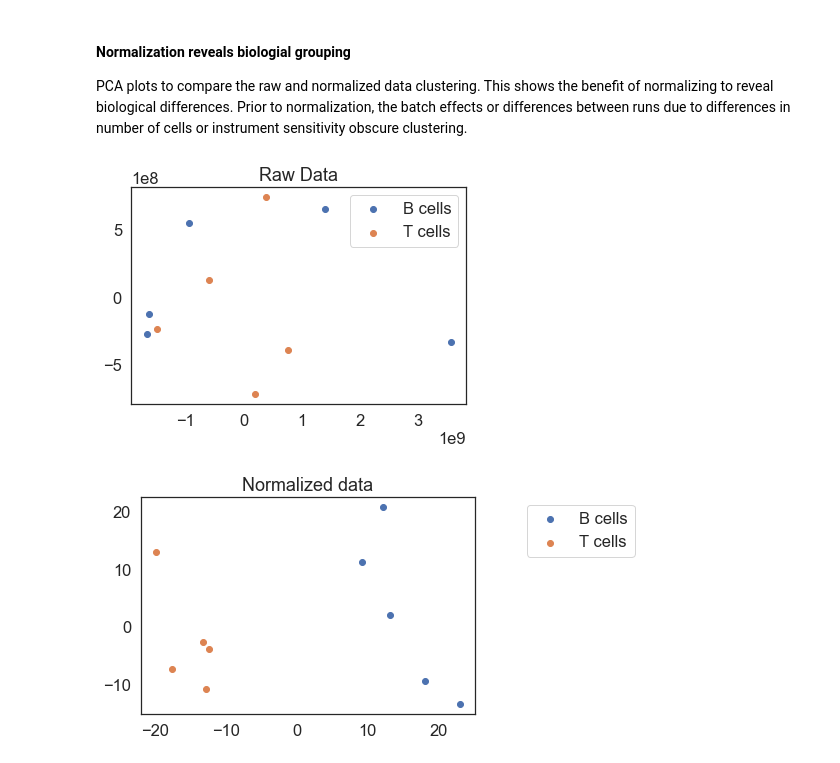
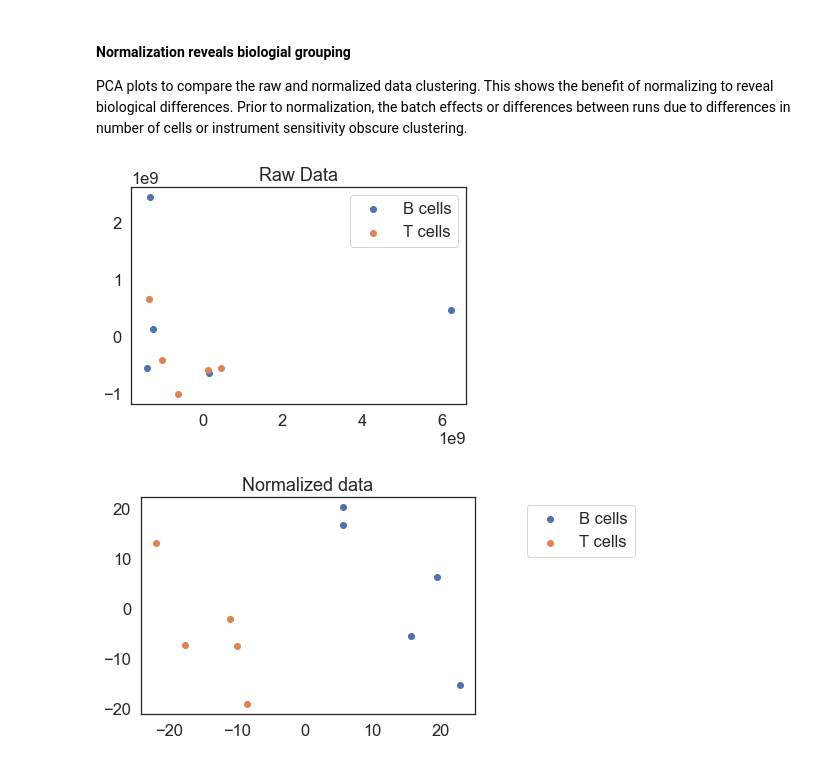
Before and after one commit to PayneLab/Lymphocytes1, a Jupyter notebook: Normalization.ipynb, the cells around one changed output. Cells and saved outputs as stored; diff of their text form; code cells hidden in the pictures.

Commit message:
Updates with FragPipe data

```diff
--- a/Normalization.ipynb
+++ b/Normalization.ipynb
@@ -5,7 +5,7 @@ The data used in this notebook is lymphocyte data for one patient's B cells and
 First, we import our loader module. This brings the functions defined there (in our repository at ~/load_data.py) into scope so we can use them in this script. Then we can load our data and store it as <code>data_raw</code>.
 # %%
 import load_data
-data_raw = load_data.load_max_quant()
+data_raw = load_data.load_FragPipe()
 # %%
 import matplotlib.pyplot as plt
 import seaborn as sns
@@ -85,35 +85,38 @@ PCA plots to compare the raw and normalized data clustering. This shows the bene
 # %%
 from sklearn.decomposition import PCA
 import matplotlib.pyplot as plt
 import math
+from numpy import isnan
 
 import numpy as np
 import pandas as pd
 sns.set_style("white")
 
 
 pca = PCA(n_components=5)
 
 alist=data_raw.values.flatten()
+alist= [a for a in alist if not isnan(a)]
 nan_appoximate = float(alist[math.ceil(float(len(alist))*.01)])
 pca_result = pca.fit_transform(np.nan_to_num(data_raw.transpose(), nan=nan_appoximate))
 
 cell_types = ["1_B","1_T"] #Cell types; these strings are in the sample names of those types
 samples=np.array(data_raw.columns.values)
 
 for cell_type in cell_types:
     cells_of_type = list(i for i,s in enumerate(samples) if cell_type in s)
     plt.scatter(pca_result[cells_of_type,0],pca_result[cells_of_type,1])
 
 plt.title("Raw Data")
 plt.legend(['B cells', "T cells"])
 plt.show()
 # %% [output]
-[figure, old version]
+[figure, new version]
 # %%
 pca = PCA(n_components=5)
 
 alist=data_log2_medNorm.values.flatten()
+alist= [a for a in alist if not isnan(a)]
 nan_appoximate = float(alist[math.ceil(float(len(alist))*.01)])
 pca_result = pca.fit_transform(np.nan_to_num(data_log2_medNorm.transpose(), nan=nan_appoximate))
 
@@ -126,4 +129,4 @@ plt.title("Normalized data")
 plt.legend(['B cells', "T cells"], loc='upper right', bbox_to_anchor=(1.5, 1))
 plt.show()
 # %% [output]
-[figure, old version]
+[figure, new version]
```
Also changed, not shown: parts of 5 cells of this notebook, 4 other files.
